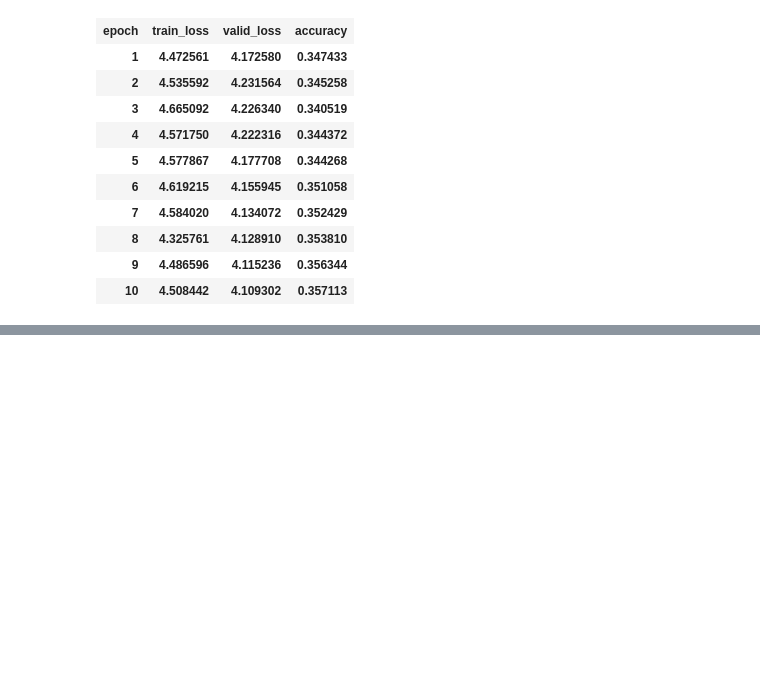
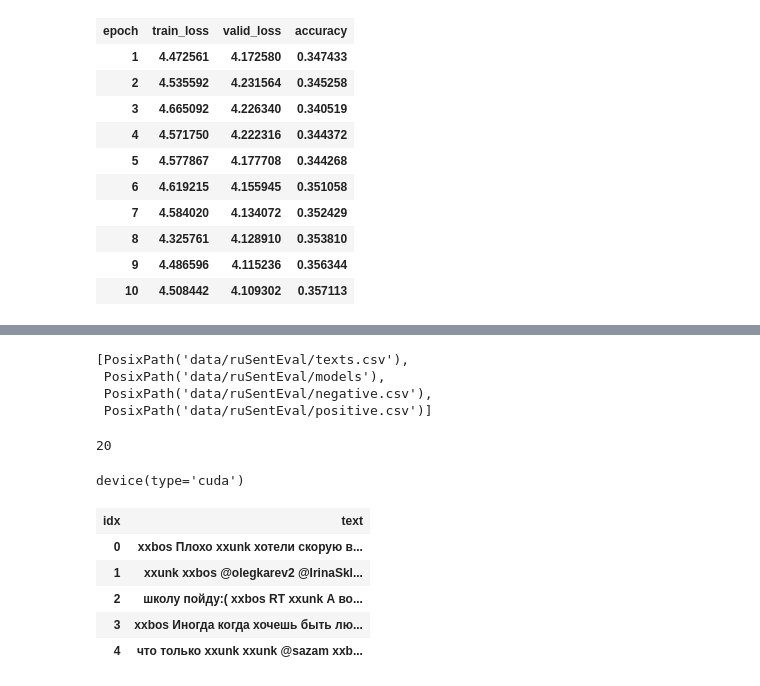
Before and after one commit to n-waves/multifit, a Jupyter notebook: experiments/train-lm-1step.ipynb, the cells around one changed output, grey strips where cells are left out. Cells and saved outputs as stored; diff of their text form; code cells hidden in the pictures; blank space fills up the shorter version.

```diff
--- a/experiments/train-lm-1step.ipynb
+++ b/experiments/train-lm-1step.ipynb
@@ -90,0 +102,9 @@ learn.save("lm_20i")
+# %%
+rusent_data_path = Path('data/ruSentEval/')
+# %%
+rusent_data_path.ls()
+# %% [output]
+[PosixPath('data/ruSentEval/texts.csv'),
+ PosixPath('data/ruSentEval/models'),
+ PosixPath('data/ruSentEval/negative.csv'),
+ PosixPath('data/ruSentEval/positive.csv')]
@@ -90,0 +116,17 @@ learn.save("lm_20i")
+# %%
+data1_lm.batch_size
+# %% [output]
+20
+# %%
+data1_lm.device
+# %% [output]
+device(type='cuda')
+# %%
+data1_lm.show_batch()
+# %% [output]
+| idx | text |
+| 0 | xxbos Плохо xxunk хотели скорую в... |
+| 1 | xxunk xxbos @olegkarev2 @IrinaSkl... |
+| 2 | школу пойду:( xxbos RT xxunk А во... |
+| 3 | xxbos Иногда когда хочешь быть лю... |
+| 4 | что только xxunk xxunk @sazam xxb... |
```
Also changed, not shown: parts of 20 cells of this notebook, 1 other file.
